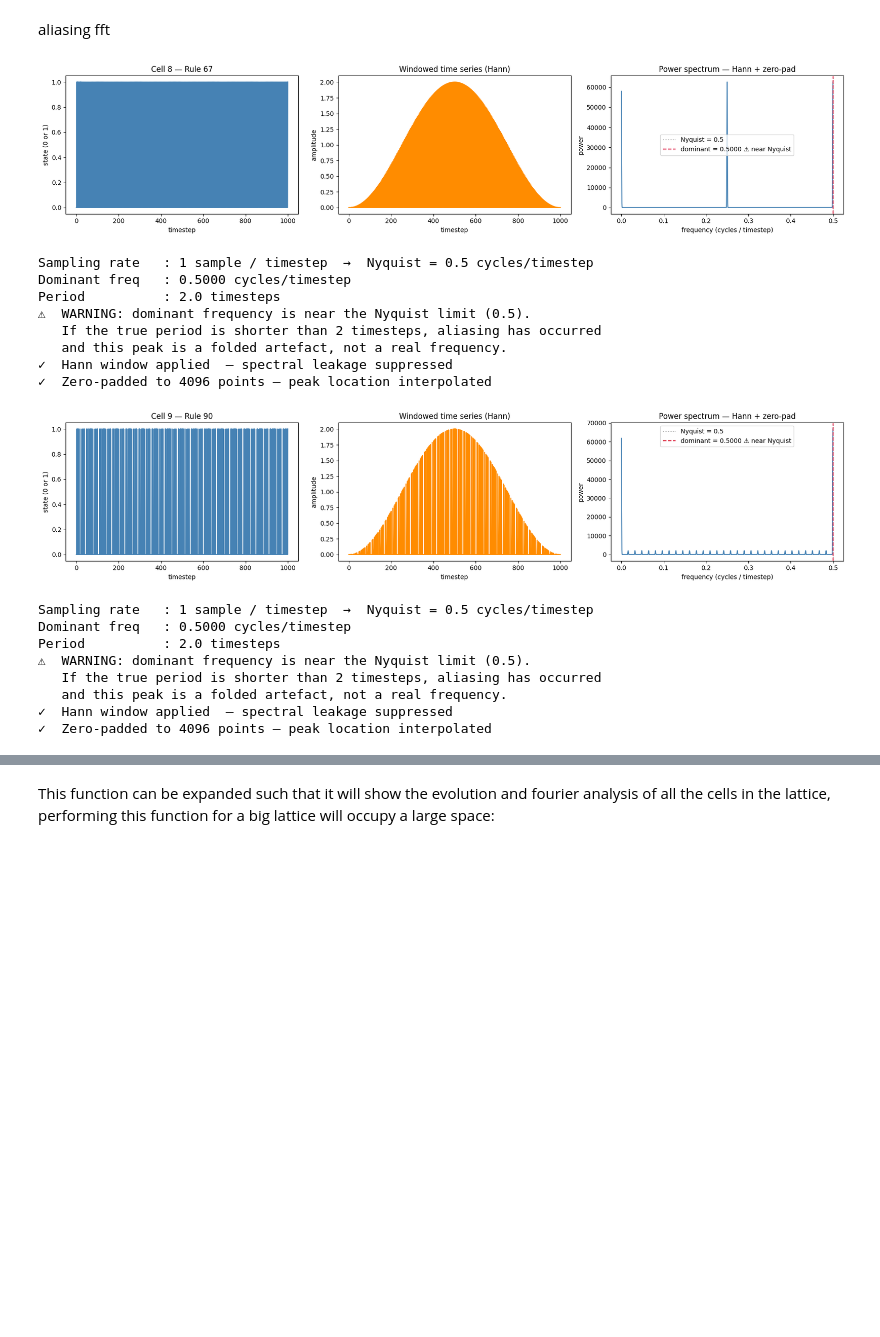
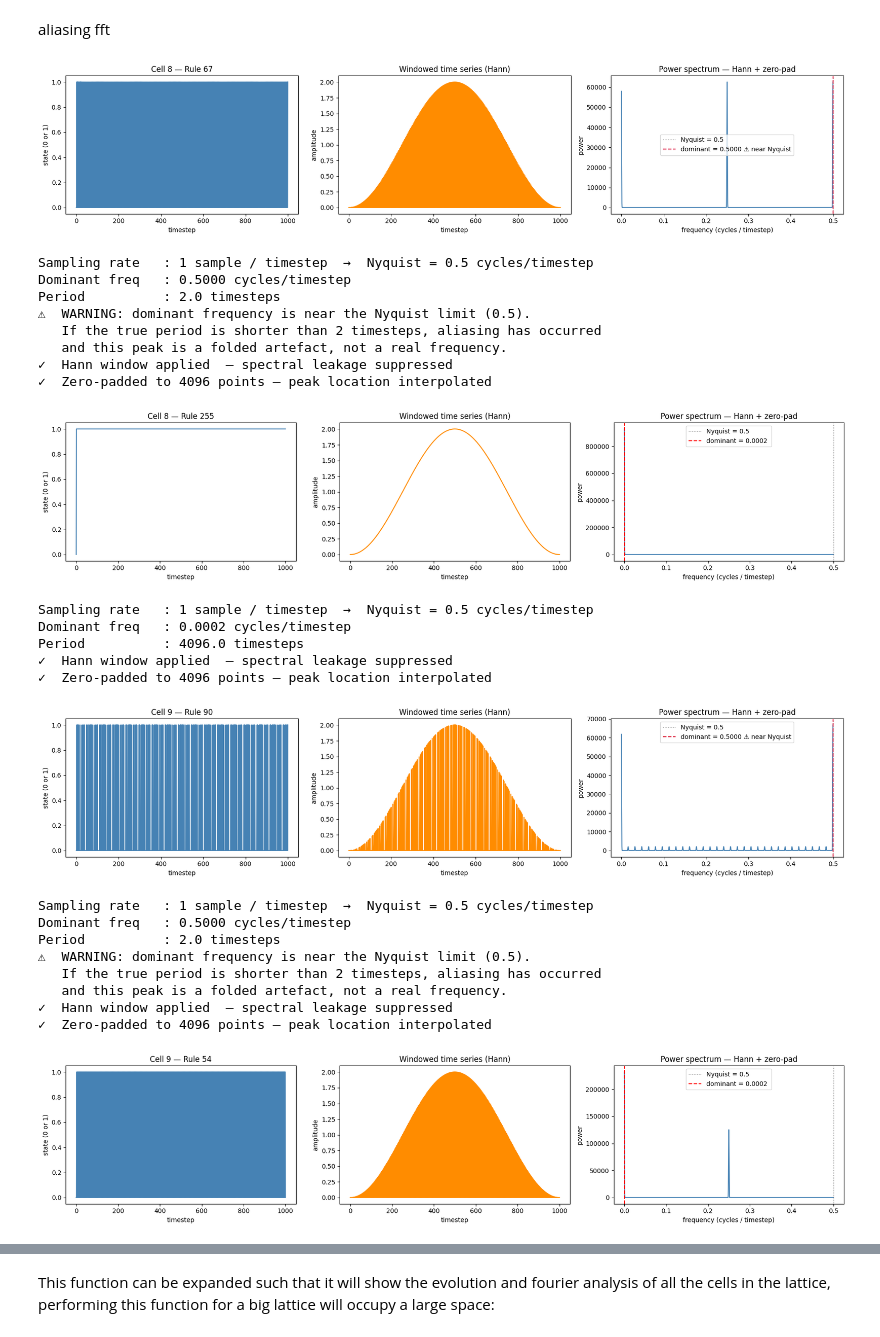
Before and after one commit to IgnacioMPineda/Cellular-automata-simulator---SP2026, a Jupyter notebook: Notebook_2.ipynb, the cells around one changed output, grey strips where cells are left out. Cells and saved outputs as stored; diff of their text form; code cells hidden in the pictures; blank space fills up the shorter version.

```diff
--- a/Notebook_2.ipynb
+++ b/Notebook_2.ipynb
@@ -338,7 +337,7 @@ def fourier_cell(rule_number, L, initial_conditions, timesteps, cell_index,
     # Pad to the next power of 2 beyond 4× the original length.
     # This does not add new frequency resolution — it just interpolates the
     # spectrum so peaks are easier to see and the dominant-freq estimate is
-    # more accurate (reduces picket-fence error). Explanation from the video
+    # more accurate (reduces picket-fence error), which is the explanation from the video
     if zero_pad:
         N_padded = 1
         while N_padded < 4 * N:
@@ -398,39 +397,48 @@ def fourier_cell(rule_number, L, initial_conditions, timesteps, cell_index,
     axes[2].legend()
 
     plt.tight_layout()
     plt.show()
 
     #  Values
     print(f"Sampling rate   : 1 sample / timestep  →  Nyquist = {nyquist} cycles/timestep")
     print(f"Dominant freq   : {dominant_freq:.4f} cycles/timestep")
     print(f"Period          : {1/dominant_freq:.1f} timesteps")
     if alias_warning:
         print(f"⚠  WARNING: dominant frequency is near the Nyquist limit ({nyquist}).")
         print(f"   If the true period is shorter than 2 timesteps, aliasing has occurred")
         print(f"   and this peak is a folded artefact, not a real frequency.")
     if apply_window:
         print("✓  Hann window applied  — spectral leakage suppressed")
     if zero_pad:
         print(f"✓  Zero-padded to {N_padded} points — peak location interpolated")
 
 fourier_cell(67, 10, [1,7], 1000, cell_index=8)
+fourier_cell(255, 10, [1,7], 1000, cell_index=8)
 fourier_cell(90, 10, [1,7], 1000, cell_index = 9)
+fourier_cell(54, 10, [1,7], 1000, cell_index = 9)
 # %% [output]
 [figure]
 Sampling rate   : 1 sample / timestep  →  Nyquist = 0.5 cycles/timestep
 Dominant freq   : 0.5000 cycles/timestep
 Period          : 2.0 timesteps
 ⚠  WARNING: dominant frequency is near the Nyquist limit (0.5).
    If the true period is shorter than 2 timesteps, aliasing has occurred
    and this peak is a folded artefact, not a real frequency.
 ✓  Hann window applied  — spectral leakage suppressed
 ✓  Zero-padded to 4096 points — peak location interpolated
-[figure, old version]
+[figure, new version]
 Sampling rate   : 1 sample / timestep  →  Nyquist = 0.5 cycles/timestep
-Dominant freq   : 0.5000 cycles/timestep
-Period          : 2.0 timesteps
-⚠  WARNING: dominant frequency is near the Nyquist limit (0.5).
-   If the true period is shorter than 2 timesteps, aliasing has occurred
-   and this peak is a folded artefact, not a real frequency.
+Dominant freq   : 0.0002 cycles/timestep
+Period          : 4096.0 timesteps
 ✓  Hann window applied  — spectral leakage suppressed
 ✓  Zero-padded to 4096 points — peak location interpolated
+[figure, added]
+Sampling rate   : 1 sample / timestep  →  Nyquist = 0.5 cycles/timestep
+Dominant freq   : 0.5000 cycles/timestep
+Period          : 2.0 timesteps
+⚠  WARNING: dominant frequency is near the Nyquist limit (0.5).
+   If the true period is shorter than 2 timesteps, aliasing has occurred
+   and this peak is a folded artefact, not a real frequency.
+✓  Hann window applied  — spectral leakage suppressed
+✓  Zero-padded to 4096 points — peak location interpolated
+[figure, added]
```
Also changed, not shown: parts of 26 cells of this notebook.
